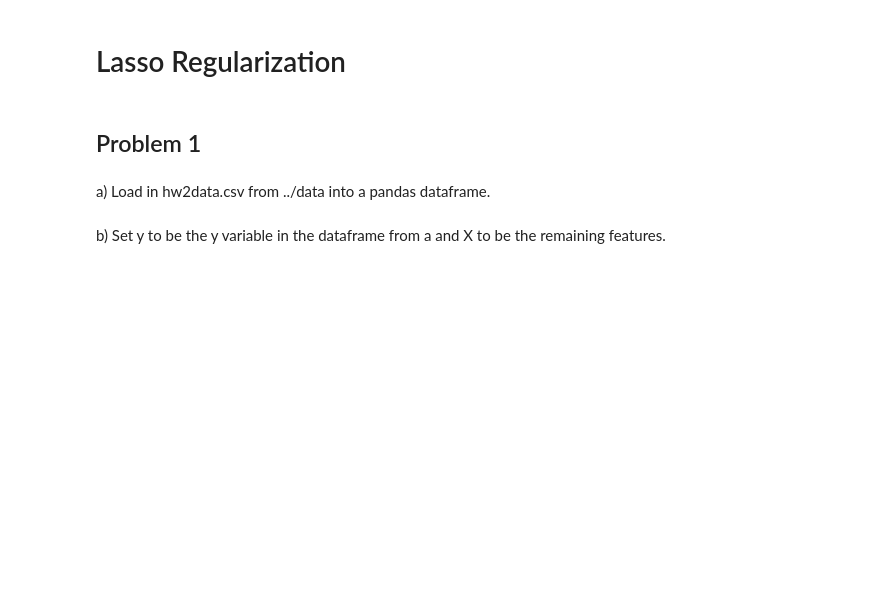
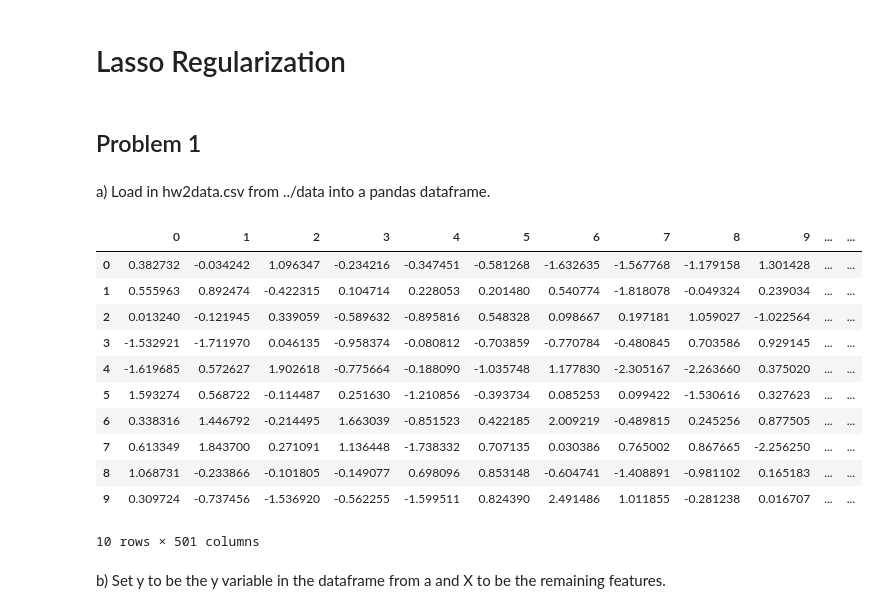
Before and after one commit to Columbia-Intro-Data-Science/python-introduction-LingxiangYu, a Jupyter notebook: LY2305_HW2.ipynb, the cells around one changed output. Drawn from its saved outputs; the diff is of its cells as text; code cells hidden in the pictures; blank space fills up the shorter version.

```diff
--- a/LY2305_HW2.ipynb
+++ b/LY2305_HW2.ipynb
@@ -20,5 +20,27 @@ $$ \max_{\lambda} 1 - \frac{\sum_{j} (y_j - \beta_{\lambda} \cdot x_j)^2}{\sum_j
 ## Problem 1
 # %% [markdown]
 a) Load in hw2data.csv from ../data into a pandas dataframe.
+# %%
+import matplotlib.pyplot as plt
+import numpy as np
+import pandas as pd
+%matplotlib inline
+
+data = pd.read_csv('../newrepo/APMAE4990-/data/hw2data.csv')
+data = pd.DataFrame(data)
+data.head(n=10)
+# %% [output]
+|  | 0 | 1 | 2 | 3 | 4 | 5 | 6 | 7 | 8 | 9 | ... | ... |
+| 0 | 0.382732 | -0.034242 | 1.096347 | -0.234216 | -0.347451 | -0.581268 | -1.632635 | -1.567768 | -1.179158 | 1.301428 | ... | ... |
+| 1 | 0.555963 | 0.892474 | -0.422315 | 0.104714 | 0.228053 | 0.201480 | 0.540774 | -1.818078 | -0.049324 | 0.239034 | ... | ... |
+| 2 | 0.013240 | -0.121945 | 0.339059 | -0.589632 | -0.895816 | 0.548328 | 0.098667 | 0.197181 | 1.059027 | -1.022564 | ... | ... |
+| 3 | -1.532921 | -1.711970 | 0.046135 | -0.958374 | -0.080812 | -0.703859 | -0.770784 | -0.480845 | 0.703586 | 0.929145 | ... | ... |
+| 4 | -1.619685 | 0.572627 | 1.902618 | -0.775664 | -0.188090 | -1.035748 | 1.177830 | -2.305167 | -2.263660 | 0.375020 | ... | ... |
+| 5 | 1.593274 | 0.568722 | -0.114487 | 0.251630 | -1.210856 | -0.393734 | 0.085253 | 0.099422 | -1.530616 | 0.327623 | ... | ... |
+| 6 | 0.338316 | 1.446792 | -0.214495 | 1.663039 | -0.851523 | 0.422185 | 2.009219 | -0.489815 | 0.245256 | 0.877505 | ... | ... |
+| 7 | 0.613349 | 1.843700 | 0.271091 | 1.136448 | -1.738332 | 0.707135 | 0.030386 | 0.765002 | 0.867665 | -2.256250 | ... | ... |
+| 8 | 1.068731 | -0.233866 | -0.101805 | -0.149077 | 0.698096 | 0.853148 | -0.604741 | -1.408891 | -0.981102 | 0.165183 | ... | ... |
+| 9 | 0.309724 | -0.737456 | -1.536920 | -0.562255 | -1.599511 | 0.824390 | 2.491486 | 1.011855 | -0.281238 | 0.016707 | ... | ... |
+10 rows × 501 columns
 # %% [markdown]
 b) Set y to be the y variable in the dataframe from a and X to be the remaining features.
```
Also changed, not shown: parts of 10 cells of this notebook.
